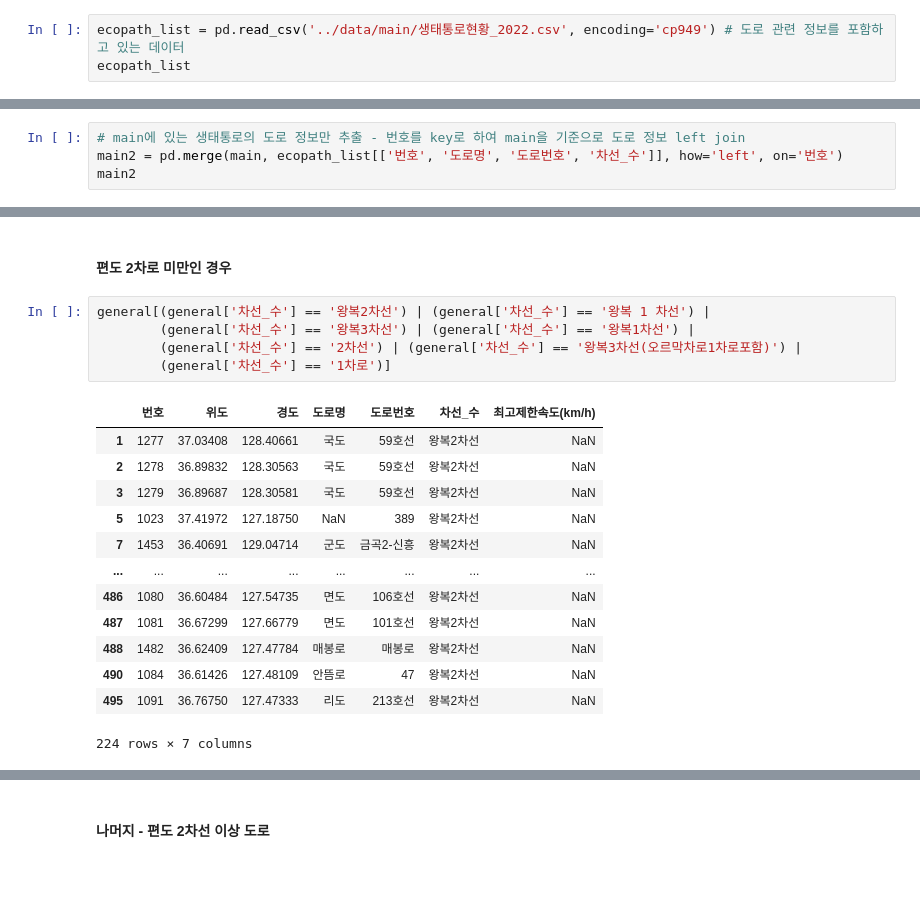
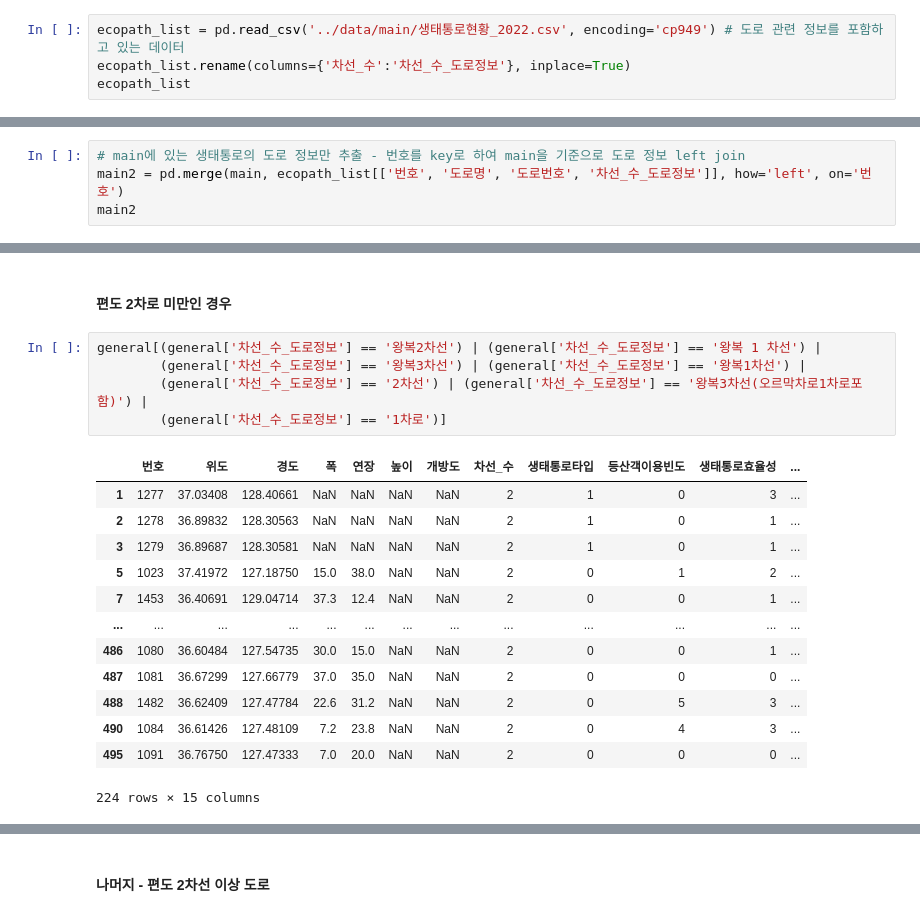
Before and after one commit to HKLeeeee/datacampus_dao, a Jupyter notebook: preprocessing/2. 도로 최고제한속도.ipynb, the cells around one changed output, grey strips where cells are left out. Saved outputs shown, nothing was run; the diff lists cells and outputs as text; blank space fills up the shorter version.

```diff
--- a/preprocessing/2. 도로 최고제한속도.ipynb
+++ b/preprocessing/2. 도로 최고제한속도.ipynb
@@ -21,4 +21,5 @@ main
 # %%
 ecopath_list = pd.read_csv('../data/main/생태통로현황_2022.csv', encoding='cp949') # 도로 관련 정보를 포함하고 있는 데이터
+ecopath_list.rename(columns={'차선_수':'차선_수_도로정보'}, inplace=True)
 ecopath_list
 # %% [output]
@@ -37,6 +38,6 @@ ecopath_list
 536 rows × 12 columns
 # %%
 # main에 있는 생태통로의 도로 정보만 추출 - 번호를 key로 하여 main을 기준으로 도로 정보 left join
-main2 = pd.merge(main, ecopath_list[['번호', '도로명', '도로번호', '차선_수']], how='left', on='번호')
+main2 = pd.merge(main, ecopath_list[['번호', '도로명', '도로번호', '차선_수_도로정보']], how='left', on='번호')
 main2
 # %% [output]
@@ -264,22 +265,22 @@ array(['왕복4차선', '왕복2차선', '왕복6차선', '왕복8차선', '하
 # %% [markdown]
 #### 편도 2차로 미만인 경우
 # %%
-general[(general['차선_수'] == '왕복2차선') | (general['차선_수'] == '왕복 1 차선') |
-        (general['차선_수'] == '왕복3차선') | (general['차선_수'] == '왕복1차선') |
-        (general['차선_수'] == '2차선') | (general['차선_수'] == '왕복3차선(오르막차로1차로포함)') |
-        (general['차선_수'] == '1차로')]
+general[(general['차선_수_도로정보'] == '왕복2차선') | (general['차선_수_도로정보'] == '왕복 1 차선') |
+        (general['차선_수_도로정보'] == '왕복3차선') | (general['차선_수_도로정보'] == '왕복1차선') |
+        (general['차선_수_도로정보'] == '2차선') | (general['차선_수_도로정보'] == '왕복3차선(오르막차로1차로포함)') |
+        (general['차선_수_도로정보'] == '1차로')]
 # %% [output]
-|  | 번호 | 위도 | 경도 | 도로명 | 도로번호 | 차선_수 | 최고제한속도(km/h) |
-| 1 | 1277 | 37.03408 | 128.40661 | 국도 | 59호선 | 왕복2차선 | NaN |
-| 2 | 1278 | 36.89832 | 128.30563 | 국도 | 59호선 | 왕복2차선 | NaN |
-| 3 | 1279 | 36.89687 | 128.30581 | 국도 | 59호선 | 왕복2차선 | NaN |
-| 5 | 1023 | 37.41972 | 127.18750 | NaN | 389 | 왕복2차선 | NaN |
-| 7 | 1453 | 36.40691 | 129.04714 | 군도 | 금곡2-신흥 | 왕복2차선 | NaN |
-| ... | ... | ... | ... | ... | ... | ... | ... |
-| 486 | 1080 | 36.60484 | 127.54735 | 면도 | 106호선 | 왕복2차선 | NaN |
-| 487 | 1081 | 36.67299 | 127.66779 | 면도 | 101호선 | 왕복2차선 | NaN |
-| 488 | 1482 | 36.62409 | 127.47784 | 매봉로 | 매봉로 | 왕복2차선 | NaN |
-| 490 | 1084 | 36.61426 | 127.48109 | 안뜸로 | 47 | 왕복2차선 | NaN |
-| 495 | 1091 | 36.76750 | 127.47333 | 리도 | 213호선 | 왕복2차선 | NaN |
+|  | 번호 | 위도 | 경도 | 폭 | 연장 | 높이 | 개방도 | 차선_수 | 생태통로타입 | 등산객이용빈도 | 생태통로효율성 | ... |
+| 1 | 1277 | 37.03408 | 128.40661 | NaN | NaN | NaN | NaN | 2 | 1 | 0 | 3 | ... |
+| 2 | 1278 | 36.89832 | 128.30563 | NaN | NaN | NaN | NaN | 2 | 1 | 0 | 1 | ... |
+| 3 | 1279 | 36.89687 | 128.30581 | NaN | NaN | NaN | NaN | 2 | 1 | 0 | 1 | ... |
+| 5 | 1023 | 37.41972 | 127.18750 | 15.0 | 38.0 | NaN | NaN | 2 | 0 | 1 | 2 | ... |
+| 7 | 1453 | 36.40691 | 129.04714 | 37.3 | 12.4 | NaN | NaN | 2 | 0 | 0 | 1 | ... |
+| ... | ... | ... | ... | ... | ... | ... | ... | ... | ... | ... | ... | ... |
+| 486 | 1080 | 36.60484 | 127.54735 | 30.0 | 15.0 | NaN | NaN | 2 | 0 | 0 | 1 | ... |
+| 487 | 1081 | 36.67299 | 127.66779 | 37.0 | 35.0 | NaN | NaN | 2 | 0 | 0 | 0 | ... |
+| 488 | 1482 | 36.62409 | 127.47784 | 22.6 | 31.2 | NaN | NaN | 2 | 0 | 5 | 3 | ... |
+| 490 | 1084 | 36.61426 | 127.48109 | 7.2 | 23.8 | NaN | NaN | 2 | 0 | 4 | 3 | ... |
+| 495 | 1091 | 36.76750 | 127.47333 | 7.0 | 20.0 | NaN | NaN | 2 | 0 | 0 | 0 | ... |
-224 rows × 7 columns
+224 rows × 15 columns
 # %%
```
Also changed, not shown: parts of 16 cells of this notebook, 13 other files.
